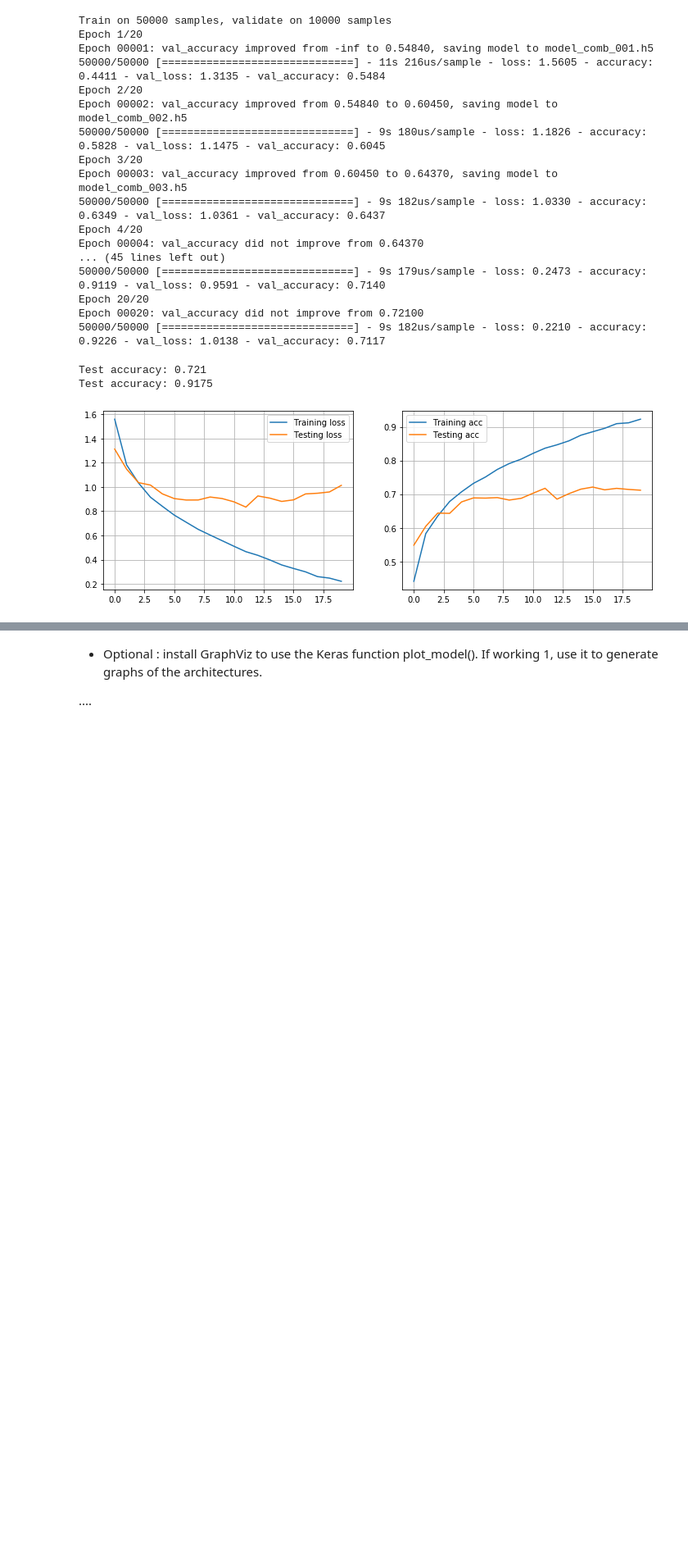
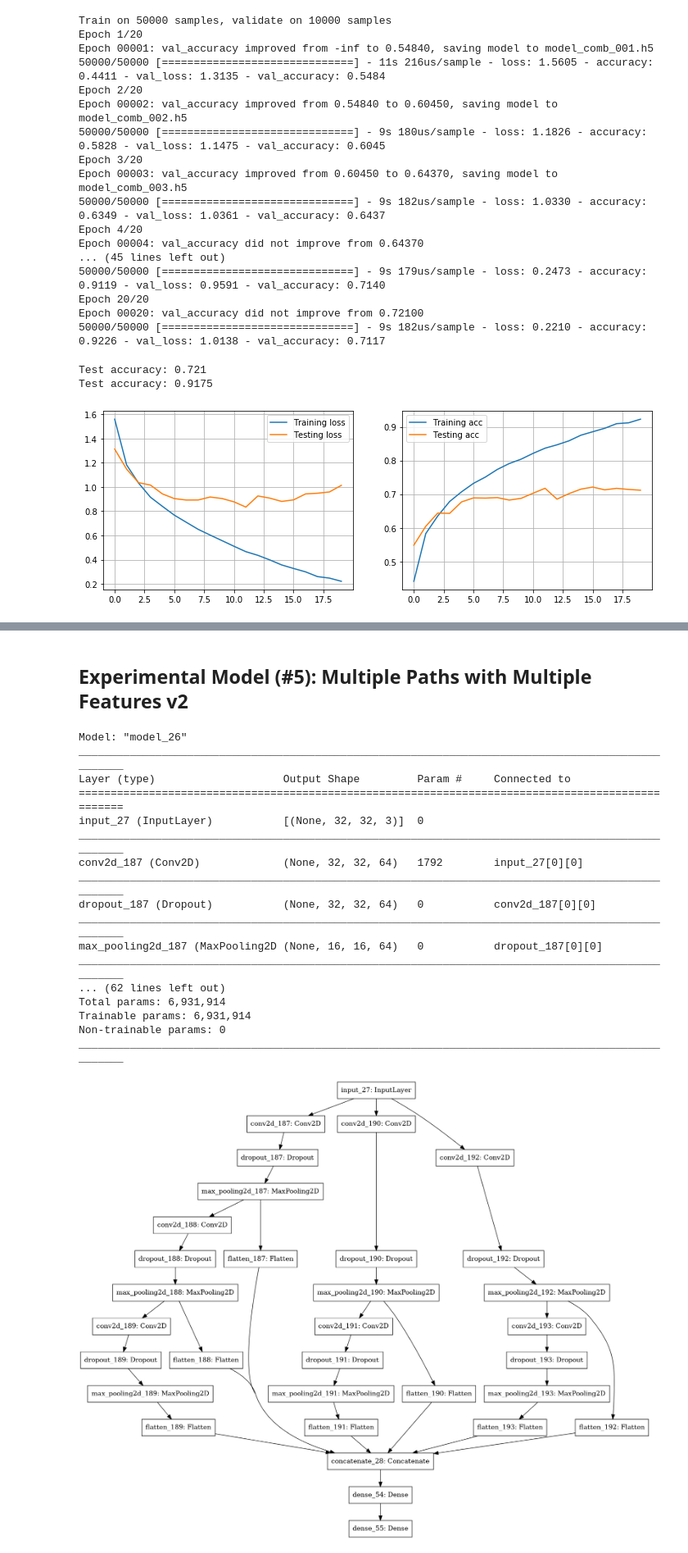
Before and after one commit to codax0r/mse-delearn, a Jupyter notebook: cre/w10-ex1-functional.ipynb, the cells around one changed output, grey strips where cells are left out. Shown: that part at 82% size. Saved outputs shown, nothing was run; the diff lists cells and outputs as text; code cells hidden in the pictures; blank space fills up the shorter version.

```diff
--- a/cre/w10-ex1-functional.ipynb
+++ b/cre/w10-ex1-functional.ipynb
@@ -439,4 +432,75 @@ Test accuracy: 0.9175
-# %% [markdown]
-* Optional : install GraphViz to use the Keras function plot_model(). If working 1, use it to generate graphs of the architectures.
-
-....
+# %% [markdown]
+## Experimental Model (#5): Multiple Paths with Multiple Features v2
+# %%
+visible = Input(shape=(32,32,3,))
+
+# Path 1
+conv1 = Conv2D(64, kernel_size=(3,3), activation='relu', padding='same')(visible)
+drop1 = Dropout(0.2)(conv1)
+pool1 = MaxPooling2D((2,2))(drop1)
+flat1 = Flatten()(pool1)
+
+conv2 = Conv2D(64, kernel_size=(3,3), activation='relu', padding='same')(pool1)
+drop2 = Dropout(0.2)(conv2)
+pool2 = MaxPooling2D((2,2))(drop2)
+flat2 = Flatten()(pool2)
+
+conv3 = Conv2D(64, kernel_size=(3,3), activation='relu', padding='same')(pool2)
+drop3 = Dropout(0.2)(conv3)
+pool3 = MaxPooling2D((2,2))(drop3)
+flat3 = Flatten()(pool3)
+
+# merge1 = concatenate([flat1, flat2, flat3])
+# hidden1 = Dense(128, activation='relu')(merge1)
+
+# Path 2
+conv4 = Conv2D(64, kernel_size=(6,6), activation='relu', padding='same')(visible)
+drop4 = Dropout(0.2)(conv4)
+pool4 = MaxPooling2D((2,2))(drop4)
+flat4 = Flatten()(pool4)
+
+conv5 = Conv2D(64, kernel_size=(3,3), activation='relu', padding='same')(pool4)
+drop5 = Dropout(0.2)(conv5)
+pool5 = MaxPooling2D((2,2))(drop5)
+flat5 = Flatten()(pool5)
+
+# Path 3
+conv6 = Conv2D(64, kernel_size=(9,9), activation='relu')(visible)
+drop6 = Dropout(0.2)(conv6)
+pool6 = MaxPooling2D((2,2))(drop6)
+flat6 = Flatten()(pool6)
+
+conv7 = Conv2D(64, kernel_size=(3,3), activation='relu')(pool6)
+drop7 = Dropout(0.2)(conv7)
+pool7 = MaxPooling2D((2,2))(drop7)
+flat7 = Flatten()(pool7)
+
+# merge2 = concatenate([flat4, flat5, flat6])
+# hidden2 = Dense(128, activation='relu')(merge2)
+
+merge3 = concatenate([flat1, flat2, flat3, flat4, flat5, flat6, flat7])
+hidden3 = Dense(128, activation='relu')(merge3)
+output = Dense(10, activation='softmax')(hidden3)
+
+modelF_combined2 = Model(inputs=visible, outputs=output)
+modelF_combined2.summary()
+plot_model(modelF_combined2)
+# %% [output]
+Model: "model_26"
+__________________________________________________________________________________________________
+Layer (type)                    Output Shape         Param #     Connected to
+==================================================================================================
+input_27 (InputLayer)           [(None, 32, 32, 3)]  0
+__________________________________________________________________________________________________
+conv2d_187 (Conv2D)             (None, 32, 32, 64)   1792        input_27[0][0]
+__________________________________________________________________________________________________
+dropout_187 (Dropout)           (None, 32, 32, 64)   0           conv2d_187[0][0]
+__________________________________________________________________________________________________
+max_pooling2d_187 (MaxPooling2D (None, 16, 16, 64)   0           dropout_187[0][0]
+__________________________________________________________________________________________________
+... (62 lines left out)
+Total params: 6,931,914
+Trainable params: 6,931,914
+Non-trainable params: 0
+__________________________________________________________________________________________________
+[figure, added]
```
Also changed, not shown: parts of 9 cells of this notebook.
